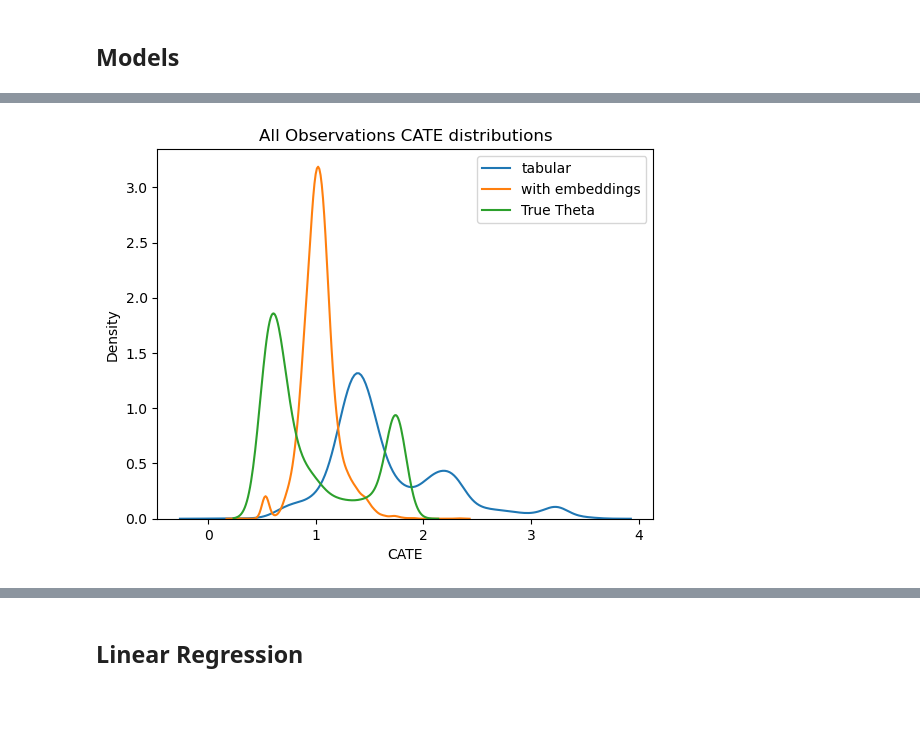
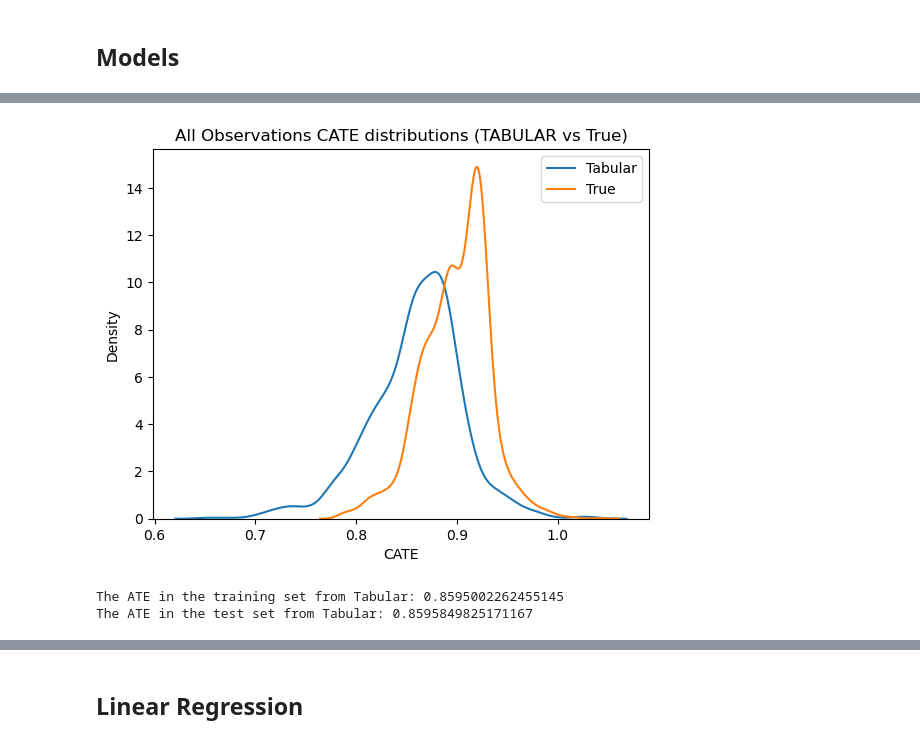
Before and after one commit to SMalaekeh/ImageTRT, a Jupyter notebook: Model/main.ipynb, the cells around one changed output, grey strips where cells are left out. Saved outputs shown, nothing was run; the diff lists cells and outputs as text; code cells hidden in the pictures; blank space fills up the shorter version.

```diff
--- a/Model/main.ipynb
+++ b/Model/main.ipynb
@@ -413,0 +473,5 @@ Image Covariates: ['dem_mean', 'cap_mean', 'dem_std', 'cap_std', 'PC1', 'PC2', '
+# %%
+# Actual ITE
+cate_true = tab_df[['scene_id', 'theta_mean', 'theta_outgoing_mean']]
+cate_true['theta_total'] = cate_true['theta_mean'] + cate_true['theta_outgoing_mean']
+cate_true.head()
@@ -413,0 +492,11 @@ Image Covariates: ['dem_mean', 'cap_mean', 'dem_std', 'cap_std', 'PC1', 'PC2', '
+# %%
+# 1. drop missing rows and reset index
+tab_df = tab_df.dropna(subset=COVS + [OUTCOME, TREAT]).reset_index(drop=True)
+
+# 2. split the (new) integer indices 0…n−1 into train/test
+train_idx, test_idx = train_test_split(
+    tab_df.index.values,
+    test_size=0.2,        # 20% test
+    random_state=42,      # for reproducibility
+    shuffle=True
+)
@@ -414,7 +509,7 @@ Image Covariates: ['dem_mean', 'cap_mean', 'dem_std', 'cap_std', 'PC1', 'PC2', '
 # %%
 # tabular-only
 cate_tab, ate_tab, model_tab = estimate_treatment_effect_tabular(
-    df=df,
+    df=tab_df,
     train_idx=train_idx,
     test_idx=test_idx,
     outcome_col=OUTCOME,
@@ -434,3 +518,0 @@ cate_img, ate_img, model_img = estimate_treatment_effect_tabular(
-# %%
-# Actual ITE
-cate_true = tab_df[['scene_id', 'theta_mean']]
@@ -457,13 +519,12 @@ Image‐augmented ATE (train/test): {'ate_train': 1.0336224076345637, 'ate_test'
 # %%
 # ompare out‐of‐sample CATE distributions
 import seaborn as sns
 import matplotlib.pyplot as plt
 
-sns.kdeplot(cate_tab['CATE'], label='tabular')
-sns.kdeplot(cate_img['CATE'], label='with embeddings')
-sns.kdeplot(cate_true['theta_mean'], label='True Theta')
-plt.legend(); plt.title("All Observations CATE distributions")
+sns.kdeplot(cate_tab['CATE'], label='Tabular')
+sns.kdeplot(cate_true['theta_total'], label='True')
+plt.legend(); plt.title("All Observations CATE distributions (TABULAR vs True)")
 # plt.xlim(0, 3)
 plt.show()
 # %% [output]
-[figure, old version]
+[figure, new version]
@@ -476 +531,8 @@ estimated_col = "CATE"
+# %%
+## ATE
+print(f"The ATE in the training set from Tabular: {ate_tab['ate_train']}")
+print(f"The ATE in the test set from Tabular: {ate_tab['ate_test']}")
+# %% [output]
+The ATE in the training set from Tabular: 0.8595002262455145
+The ATE in the test set from Tabular: 0.8595849825171167
 # %%
```
Also changed, not shown: parts of 69 cells of this notebook, 26 other files.
